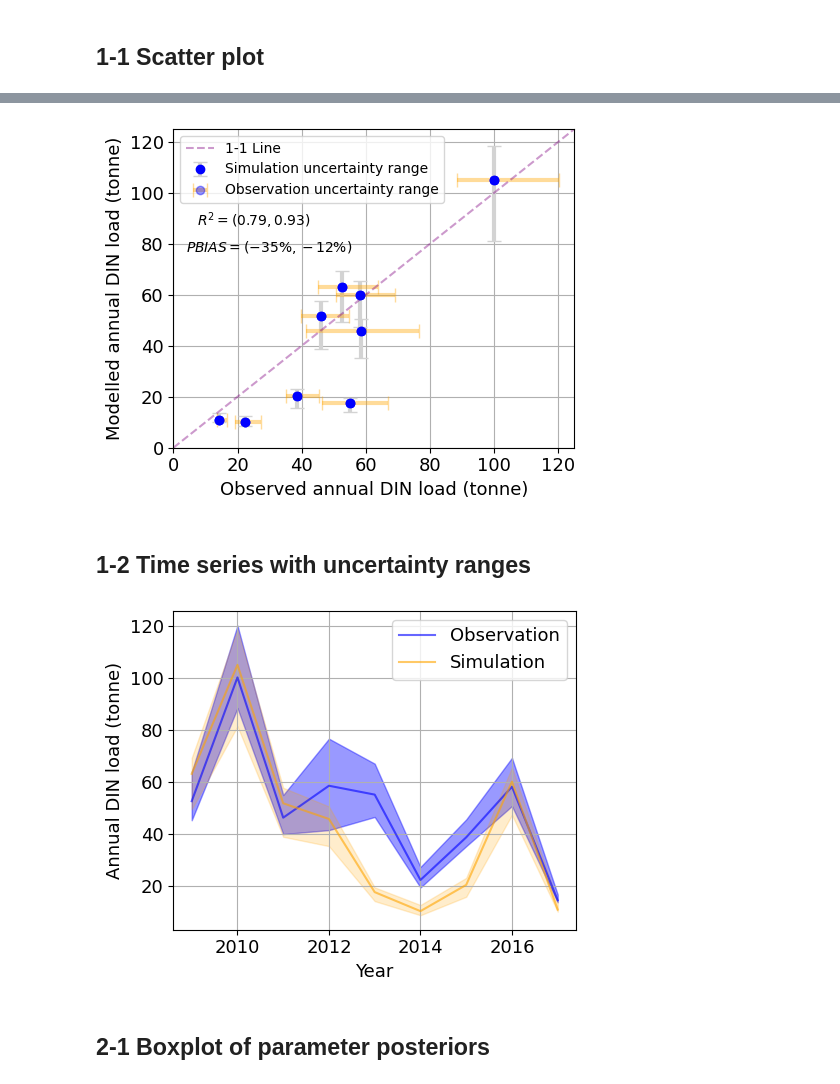
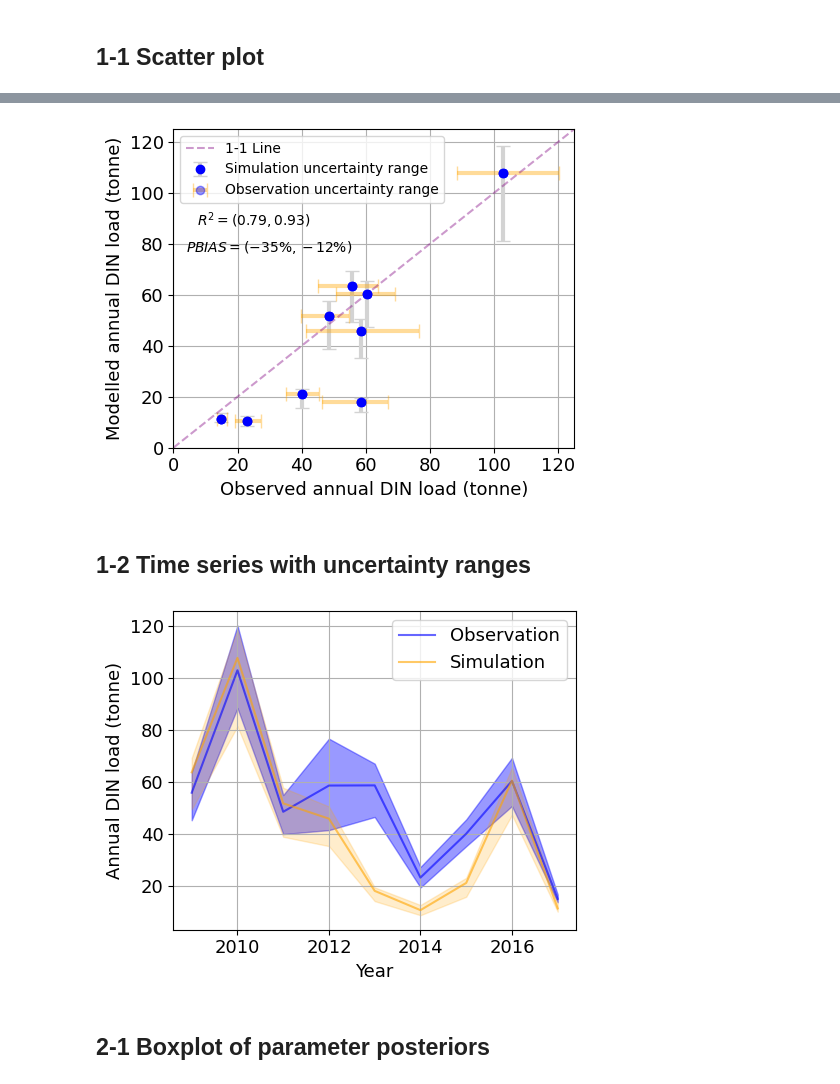
Before and after one commit to QianWanghhu/GraphEvalUnc, a Jupyter notebook: src/plot_general_perfm.ipynb, the cells around one changed output, grey strips where cells are left out. Cells and saved outputs as stored; diff of their text form; code cells hidden in the pictures.

Commit message:
Change the calculation of uncertainty ranges by using median values instead of base realisations.

```diff
--- a/src/plot_general_perfm.ipynb
+++ b/src/plot_general_perfm.ipynb
@@ -57,3 +47,12 @@ din_obs.head()
+# %%
+# Calculate uncertainty ranges using median values:
+obs_mid = din_obs.loc[:, :'DIN_2017'].median()
+mod_mid = din_mod.loc[:, :'DIN_2017'].median()
+# Calculate uncertainty ranges :
+obs_err = np.abs(din_obs.loc[:, :'DIN_2017'].quantile([0.025, 0.975], axis=0) \
+                 - obs_mid.values).astype(float).round(3)
+mod_err = np.abs(din_mod.loc[:, :'DIN_2017'].quantile([0.025, 0.975], axis=0) \
+                - mod_mid.values).astype(float).round(3)
 # %% [markdown]
 ## 1-1 Scatter plot
 # %%
@@ -92,52 +78,52 @@ underest_range = (din_mod.loc[:, :'DIN_2017'] - din_obs.loc[:, :'DIN_2017']) / d
 # %%
 # Create the scatter plot
 plt.figure(figsize=(5, 4))
-plt.scatter(obs_base, mod_base, color='blue')
+plt.scatter(obs_mid, mod_mid, color='blue')
 
 # Add error bars to both observations and simulations
-plt.errorbar(obs_base, mod_base, yerr=mod_err, fmt='o', color='blue',
+plt.errorbar(obs_mid, mod_mid, yerr=mod_err, fmt='o', color='blue',
              ecolor='lightgray', elinewidth=3, capsize=5, label='Simulation uncertainty range')
-plt.errorbar(obs_base, mod_base, xerr=obs_err, fmt='o', color='blue',
+plt.errorbar(obs_mid, mod_mid, xerr=obs_err, fmt='o', color='blue',
              ecolor='orange', alpha = 0.4, elinewidth=3, capsize=5, label='Observation uncertainty range')
 
 
 # Add the 1-1 line
-max_value = max(obs_base.max(), mod_base.max())  # Get the maximum value for the axis limits
+max_value = max(obs_mid.max(), mod_mid.max())  # Get the maximum value for the axis limits
 plt.plot([0, 125], [0, 125], color='purple', alpha=0.4, linestyle='--', label='1-1 Line')
 
 # Add labels and title
 plt.xlabel('Observed annual DIN load (tonne)', fontsize = lab_fontsize)
 plt.ylabel('Modelled annual DIN load (tonne)', fontsize = lab_fontsize)
 plt.tick_params(axis='both', labelsize = lab_fontsize)
 plt.xlim(0,125)
 plt.ylim(0,125)
 plt.legend(fontsize = 10)
 plt.text(25, 85, r'$R^2 = (%.2f, %.2f)$' % (r2_quantile[0], r2_quantile[1]), fontsize=10, color='black', ha='center', va='bottom')
 plt.text(30, 75, r'$PBIAS = (%.0f\%%, %.0f\%%)$' % (pbias_quantile[0], pbias_quantile[1]), fontsize=10, color='black', ha='center', va='bottom')
 
 # Show the plot
 plt.grid()
 plt.tight_layout()
 plt.savefig(f'{fig_dir}ScatterPlotWith Unctn Range.png', format = 'png', dpi = 300)
 # %% [output]
-[figure, old version]
+[figure, new version]
 # %% [markdown]
 ## 1-2 Time series with uncertainty ranges
 # %%
 # Plot with uncertainty ranges
 plt.figure(figsize=(5, 4))
 year_range = np.arange(2009, 2018)
-plt.plot(year_range, obs_base, alpha = 0.6, label='Observation', color='blue')
-plt.plot(year_range, mod_base, alpha = 0.6, label='Simulation', color='orange')
+plt.plot(year_range, obs_mid, alpha = 0.6, label='Observation', color='blue')
+plt.plot(year_range, mod_mid, alpha = 0.6, label='Simulation', color='orange')
 
 # Add a shaded area for uncertainty (95PPU)
 plt.fill_between(year_range, \
-                 (obs_base.values - obs_err.values[0]), \
-                 (obs_base.values + obs_err.values[1]), \
+                 (obs_mid.values - obs_err.values[0]), \
+                 (obs_mid.values + obs_err.values[1]), \
                  color='blue', alpha=0.4)
 plt.fill_between(year_range, \
-                 (mod_base.values - mod_err.values[0]), \
-                 (mod_base.values + mod_err.values[1]), \
+                 (mod_mid.values - mod_err.values[0]), \
+                 (mod_mid.values + mod_err.values[1]), \
                  color='orange', alpha=0.2)
 
 # Add labels and title
@@ -151,7 +137,7 @@ plt.grid()
 plt.tight_layout()
 plt.savefig(f'{fig_dir}TimeseriestWithUnctnRange.png', format = 'png', dpi = 300)
 # %% [output]
-[figure, old version]
+[figure, new version]
 # %% [markdown]
 ## 2-1 Boxplot of parameter posteriors
 # %%
```
Also changed, not shown: parts of 7 cells of this notebook.
